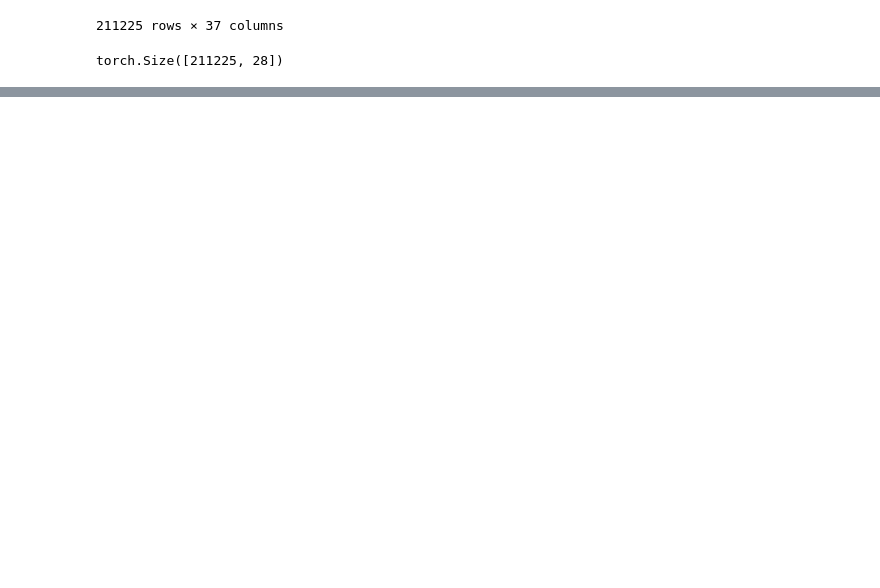
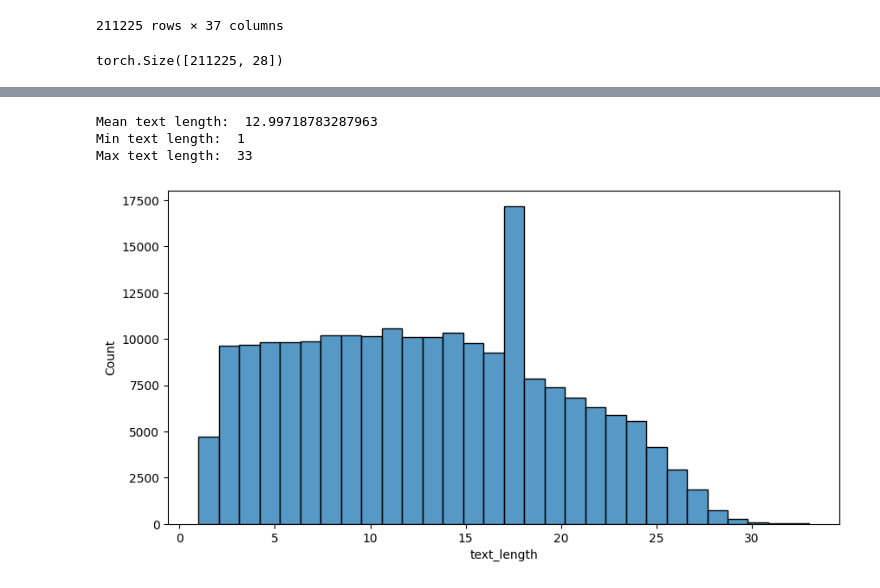
Before and after one commit to chasekenyon/GoEmotion, a Jupyter notebook: GoEmotion Analysis.ipynb, the cells around one changed output, grey strips where cells are left out. Saved outputs shown, nothing was run; the diff lists cells and outputs as text; code cells hidden in the pictures; blank space fills up the shorter version.

```diff
--- a/GoEmotion Analysis.ipynb
+++ b/GoEmotion Analysis.ipynb
@@ -79,0 +60,18 @@ tensor([[    0,   627,  6463,  ...,     1,     1,     1],
+# %%
+# Create a new column in the dataframe for the length of the text
+df['text_length'] = df['text'].apply(lambda x: len(x.split()))
+
+# Print the mean, min and max text length
+print("Mean text length: ", df['text_length'].mean())
+print("Min text length: ", df['text_length'].min())
+print("Max text length: ", df['text_length'].max())
+
+# Plot a histogram of the text length
+plt.figure(figsize=(10,5))
+sns.histplot(df['text_length'], bins=30)
+plt.show()
+# %% [output]
+Mean text length:  12.99718783287963
+Min text length:  1
+Max text length:  33
+[figure, added]
```
Also changed, not shown: parts of 35 cells of this notebook.
